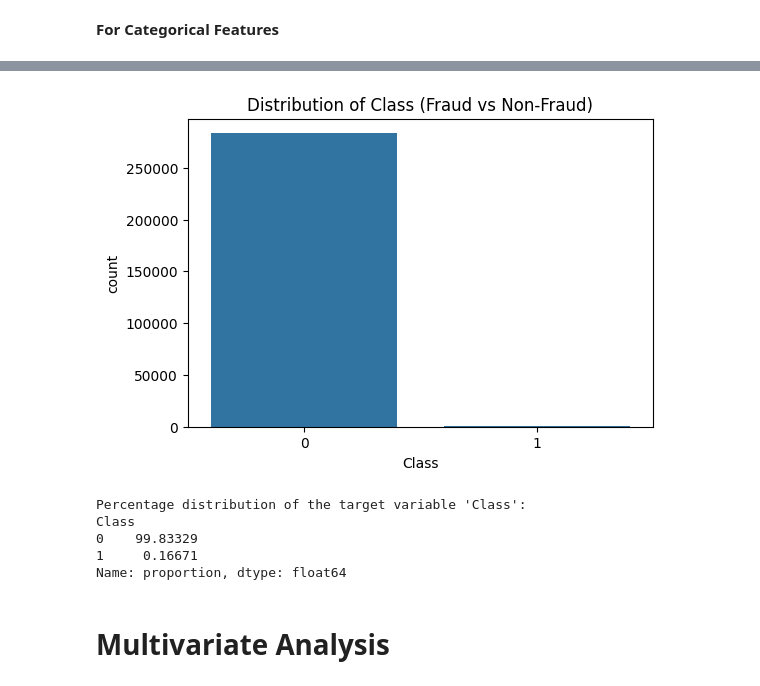
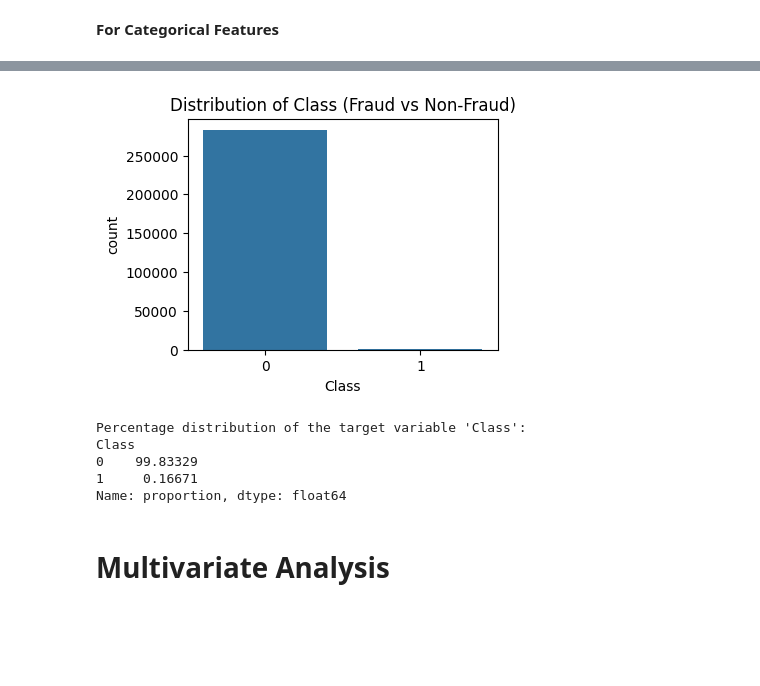
Before and after one commit to AnahitShekikyan/ADS-505-Final-Team-Project, a Jupyter notebook: ADS_505_Final_Team_Project.ipynb, the cells around one changed output, grey strips where cells are left out. Cells and saved outputs as stored; diff of their text form; code cells hidden in the pictures; blank space fills up the shorter version.

```diff
--- a/ADS_505_Final_Team_Project.ipynb
+++ b/ADS_505_Final_Team_Project.ipynb
@@ -251,16 +284,16 @@ Name: count, dtype: int64
 # %%
 # Visualizing the target variable 'Class'
-plt.figure(figsize=(6, 4))
+plt.figure(figsize=(4, 3))
 sns.countplot(x='Class', data=df)
 plt.title('Distribution of Class (Fraud vs Non-Fraud)')
 plt.show()
 
 # Display percentage of fraud vs non-fraud transactions
 class_counts = df['Class'].value_counts(normalize=True) * 100
 print("Percentage distribution of the target variable 'Class':")
 print(class_counts)
 # %% [output]
-[figure, old version]
+[figure, new version]
 Percentage distribution of the target variable 'Class':
 Class
 0    99.83329
```
Also changed, not shown: parts of 15 cells of this notebook.
